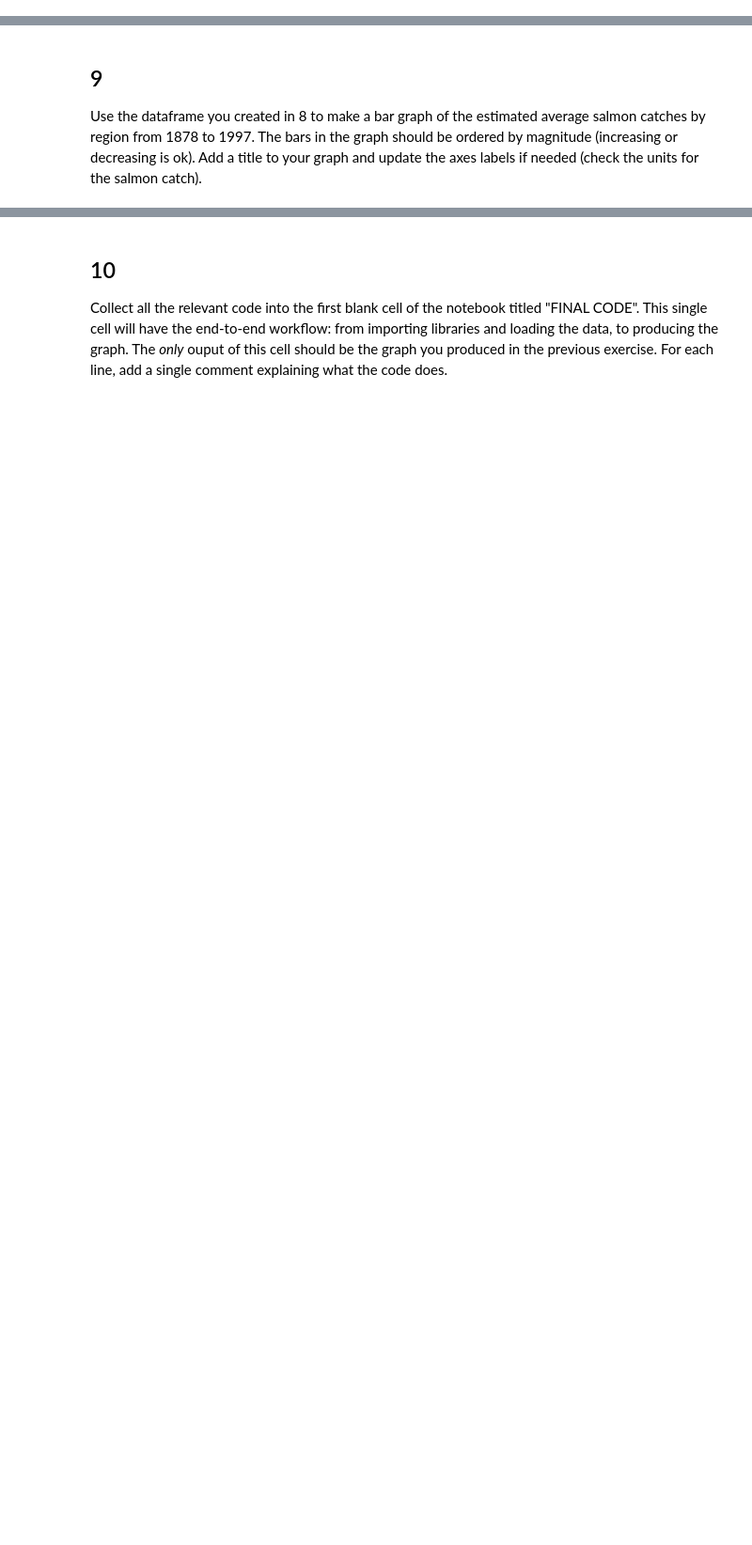
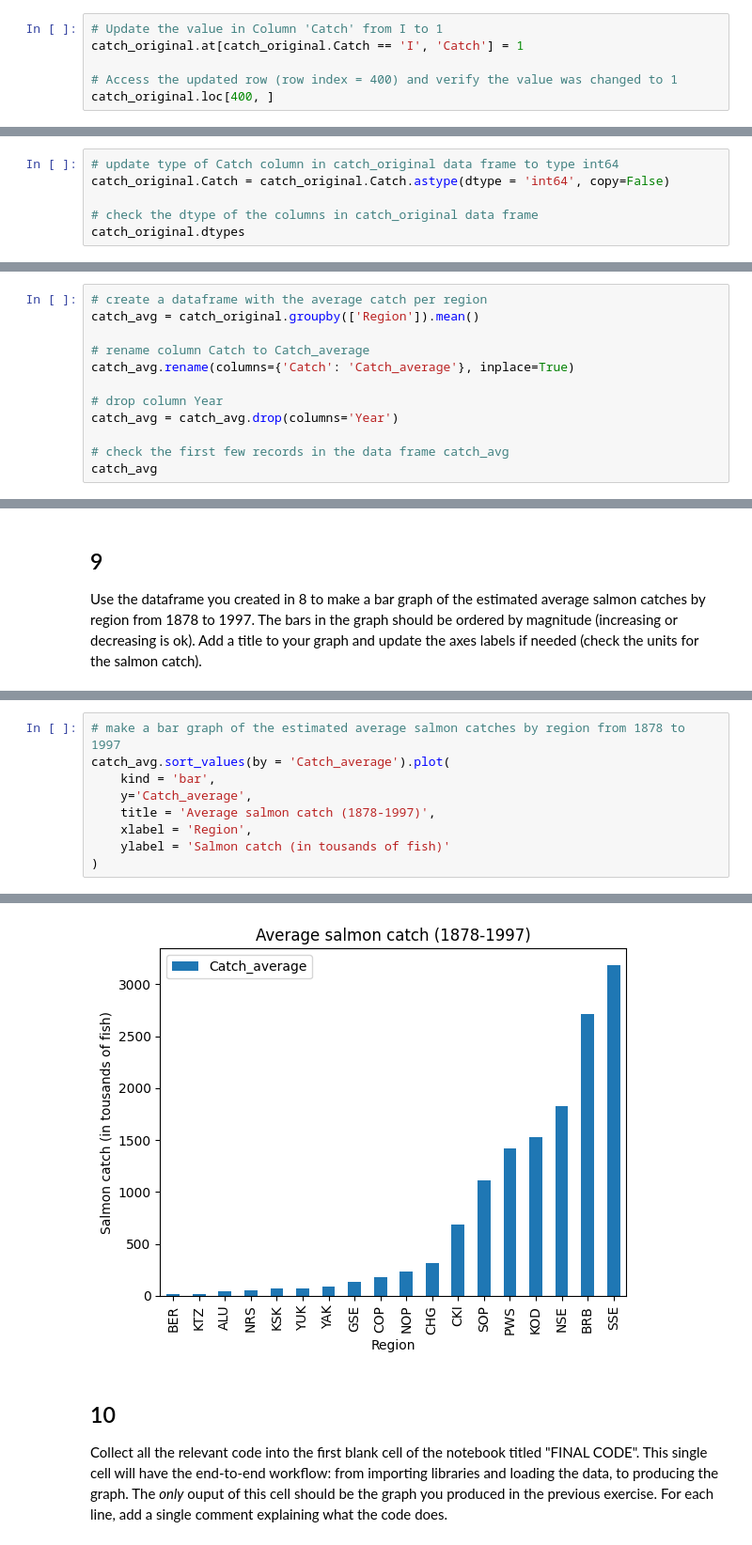
Before and after one commit to oksanaprotsukha/eds220-hwk-2, a Jupyter notebook: hwk2-task3-salmon.ipynb, the cells around one changed output, grey strips where cells are left out. Shown at 94% size. Cells and saved outputs as stored; diff of their text form; blank space fills up the shorter version.

```diff
--- a/hwk2-task3-salmon.ipynb
+++ b/hwk2-task3-salmon.ipynb
@@ -123,0 +144,6 @@ In the next cell:
+# %%
+# Update the value in Column 'Catch' from I to 1
+catch_original.at[catch_original.Catch == 'I', 'Catch'] = 1
+
+# Access the updated row (row index = 400) and verify the value was changed to 1
+catch_original.loc[400, ]
@@ -131,0 +162,6 @@ In the next cell:
+# %%
+# update type of Catch column in catch_original data frame to type int64
+catch_original.Catch = catch_original.Catch.astype(dtype = 'int64', copy=False)
+
+# check the dtype of the columns in catch_original data frame
+catch_original.dtypes
@@ -136,0 +177,12 @@ Create a dataframe with the average catch per region. HINT: use `groupby()`. Sto
+# %%
+# create a dataframe with the average catch per region
+catch_avg = catch_original.groupby(['Region']).mean()
+
+# rename column Catch to Catch_average
+catch_avg.rename(columns={'Catch': 'Catch_average'}, inplace=True)
+
+# drop column Year
+catch_avg = catch_avg.drop(columns='Year')
+
+# check the first few records in the data frame catch_avg
+catch_avg
@@ -142,0 +212,10 @@ Use the dataframe you created in 8 to make a bar graph of the estimated average
+# %%
+# make a bar graph of the estimated average salmon catches by region from 1878 to 1997
+catch_avg.sort_values(by = 'Catch_average').plot(
+    kind = 'bar',
+    y='Catch_average',
+    title = 'Average salmon catch (1878-1997)',
+    xlabel = 'Region',
+    ylabel = 'Salmon catch (in tousands of fish)'
+)
+# %% [output]
@@ -143,3 +223,4 @@ Use the dataframe you created in 8 to make a bar graph of the estimated average
+[figure, added]
 # %% [markdown]
 ## 10
 
```
Also changed, not shown: parts of 13 cells of this notebook.
